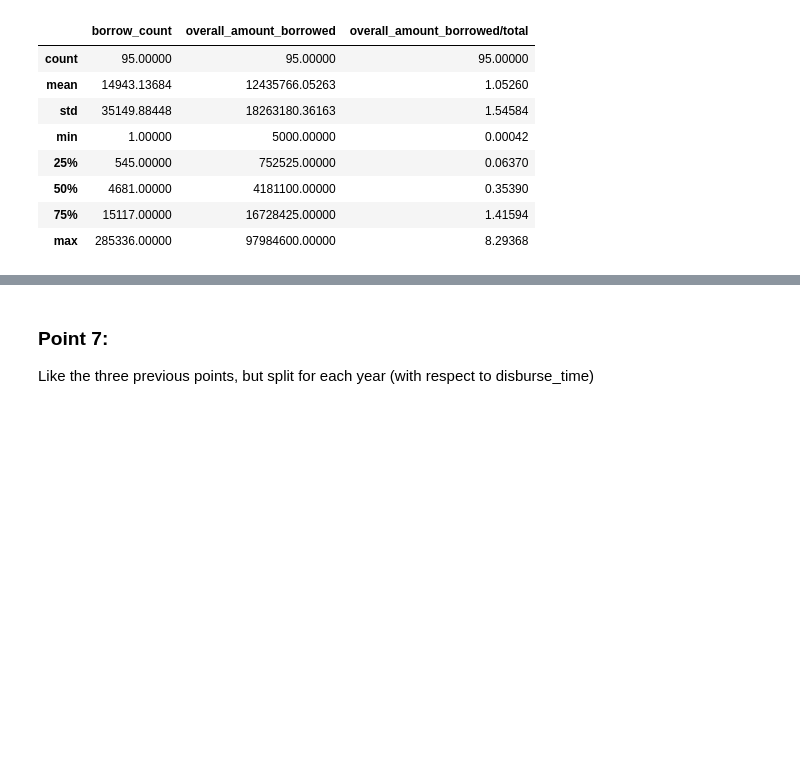
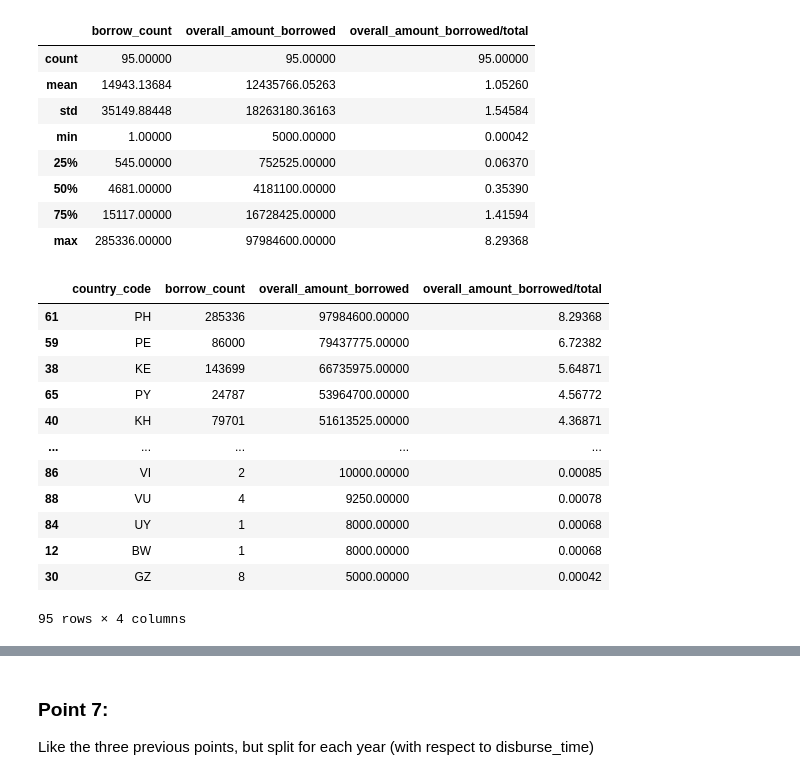
Before and after one commit to Lukpier/cs-project, a Jupyter notebook: kiva.ipynb, the cells around one changed output, grey strips where cells are left out. Saved outputs shown, nothing was run; the diff lists cells and outputs as text; code cells hidden in the pictures; blank space fills up the shorter version.

```diff
--- a/kiva.ipynb
+++ b/kiva.ipynb
@@ -221,3 +298,19 @@ borrow_by_country.describe()
 | 50% | 4681.00000 | 4181100.00000 | 0.35390 |
 | 75% | 15117.00000 | 16728425.00000 | 1.41594 |
 | max | 285336.00000 | 97984600.00000 | 8.29368 |
+# %%
+borrow_by_country.sort_values('overall_amount_borrowed', ascending=False)
+# %% [output]
+|  | country_code | borrow_count | overall_amount_borrowed | overall_amount_borrowed/total |
+| 61 | PH | 285336 | 97984600.00000 | 8.29368 |
+| 59 | PE | 86000 | 79437775.00000 | 6.72382 |
+| 38 | KE | 143699 | 66735975.00000 | 5.64871 |
+| 65 | PY | 24787 | 53964700.00000 | 4.56772 |
+| 40 | KH | 79701 | 51613525.00000 | 4.36871 |
+| ... | ... | ... | ... | ... |
+| 86 | VI | 2 | 10000.00000 | 0.00085 |
+| 88 | VU | 4 | 9250.00000 | 0.00078 |
+| 84 | UY | 1 | 8000.00000 | 0.00068 |
+| 12 | BW | 1 | 8000.00000 | 0.00068 |
+| 30 | GZ | 8 | 5000.00000 | 0.00042 |
+95 rows × 4 columns
```
Also changed, not shown: parts of 37 cells of this notebook.
